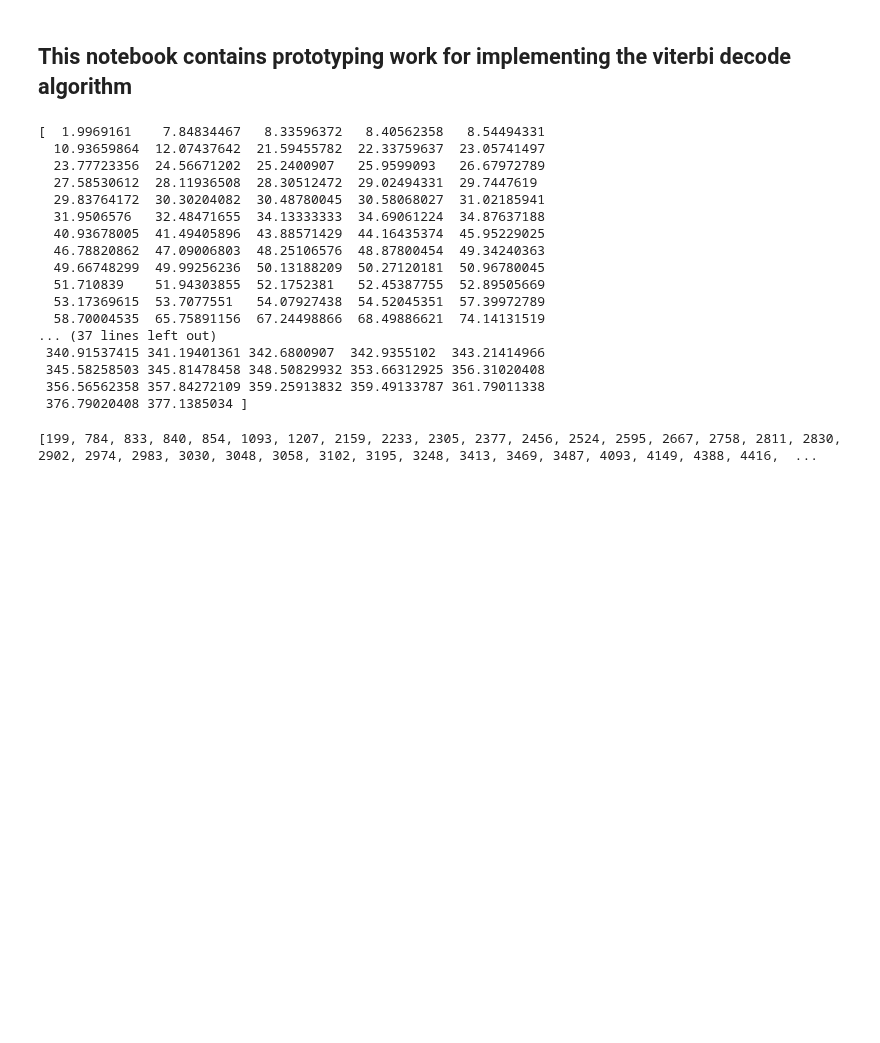
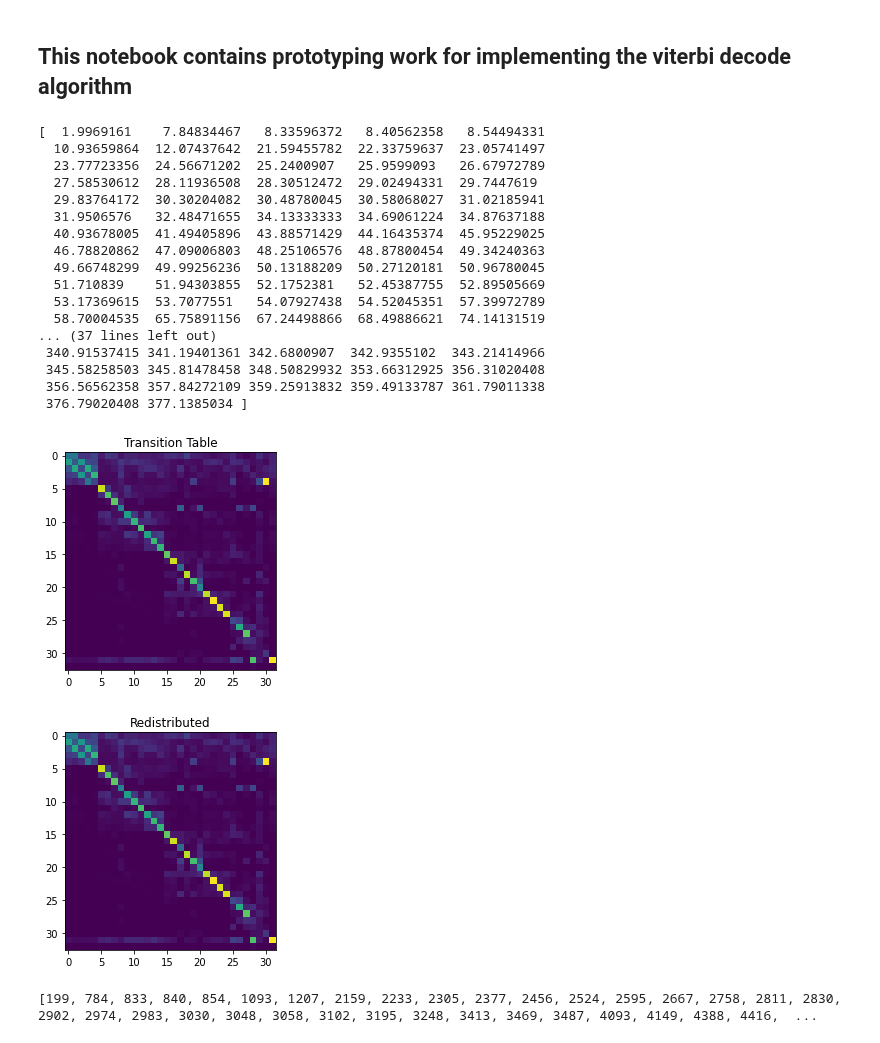
Before and after one commit to elliottwaissbluth/tensor-hero, a Jupyter notebook: Model_3/viterbi_decode.ipynb, the cells around one changed output. Saved outputs shown, nothing was run; the diff lists cells and outputs as text; code cells hidden in the pictures; blank space fills up the shorter version.

```diff
--- a/Model_3/viterbi_decode.ipynb
+++ b/Model_3/viterbi_decode.ipynb
@@ -3,8 +3,27 @@
 # %%
 import numpy as np
 import librosa
-import os
-from pathlib import Path
+import matplotlib.pyplot as plt
+
+def redistribute_trans_table(A):
+    for i in range(5,A.shape[1]):
+        current_col = A[:,i]
+        idx = (-current_col).argsort()[:2]
+        second_max_val = current_col[idx[1]]
+        current_col[idx[0]] = second_max_val
+        new_array = (current_col/current_col.sum(axis=0))
+        A[:,i] = new_array
+
+    for i in range(0,5):
+        current_col = A[:,i]
+        idx = (-current_col).argsort()[:1]
+        max_val = current_col[idx[0]]
+        new_array = np.zeros_like(A[5:,i])
+        new_array = np.random.uniform(low=0,high=max_val,size=new_array.shape[0])
+        A[5:,i] = new_array
+        A[:,i] = A[:,i]/(A[:,i].sum(axis=0))
+
+    return A
 
 def viterbi(A, B, sequence, B_weight=1):
     '''
@@ -98,7 +117,7 @@ def onset_label(onset, spectrogram=None):
 def onset_time(processed_path):
 
     # Load the songs and the notes arrays one at a time
-    #for idx in range (len(song_paths)):
+    # for idx in range (len(song_paths)):
     # Load the song
     y, sr = librosa.load(processed_path)
 
@@ -118,37 +137,50 @@ def onset_time(processed_path):
 
     return y_harmonic, onset_times
 
+# Load and modify transition table
+A = np.load('trans_prob_table.npy')
+# A_redistributed = redistribute_trans_table(A)
+
+# Display
+plt.figure()
+plt.imshow(A)
+plt.title('Transition Table')
+plt.figure()
+plt.imshow(A)
+plt.title('Redistributed')
 
 song_path = r'X:\Training Data\Unprocessed\Angevil Hero II\1. John 5 - 27 Needles\song.ogg'
 _, onset_times = onset_time(song_path)
 
 print(onset_times)
 
 onset = [0 for _ in range(1000)]
-A = np.load('trans_prob_table.npy')
+
 B = make_emission_table()
 sequence = onset_label(onset)
 
-note_sequence, v, bp = viterbi(A_fully_redistributed, B, sequence)
+note_sequence, v, bp = viterbi(A_redistributed, B, sequence)
 # print(note_sequence)
 # %% [output]
 [  1.9969161    7.84834467   8.33596372   8.40562358   8.54494331
   10.93659864  12.07437642  21.59455782  22.33759637  23.05741497
   23.77723356  24.56671202  25.2400907   25.9599093   26.67972789
   27.58530612  28.11936508  28.30512472  29.02494331  29.7447619
   29.83764172  30.30204082  30.48780045  30.58068027  31.02185941
   31.9506576   32.48471655  34.13333333  34.69061224  34.87637188
   40.93678005  41.49405896  43.88571429  44.16435374  45.95229025
   46.78820862  47.09006803  48.25106576  48.87800454  49.34240363
   49.66748299  49.99256236  50.13188209  50.27120181  50.96780045
   51.710839    51.94303855  52.1752381   52.45387755  52.89505669
   53.17369615  53.7077551   54.07927438  54.52045351  57.39972789
   58.70004535  65.75891156  67.24498866  68.49886621  74.14131519
 ... (37 lines left out)
  340.91537415 341.19401361 342.6800907  342.9355102  343.21414966
  345.58258503 345.81478458 348.50829932 353.66312925 356.31020408
  356.56562358 357.84272109 359.25913832 359.49133787 361.79011338
  376.79020408 377.1385034 ]
+[figure, added]
+[figure, added]
 # %%
 def onset_time_bins(onset_times):
     otb = [int(x) for x in onset_times*100]
```
Also changed, not shown: parts of 1 cell of this notebook, 3 other files.
